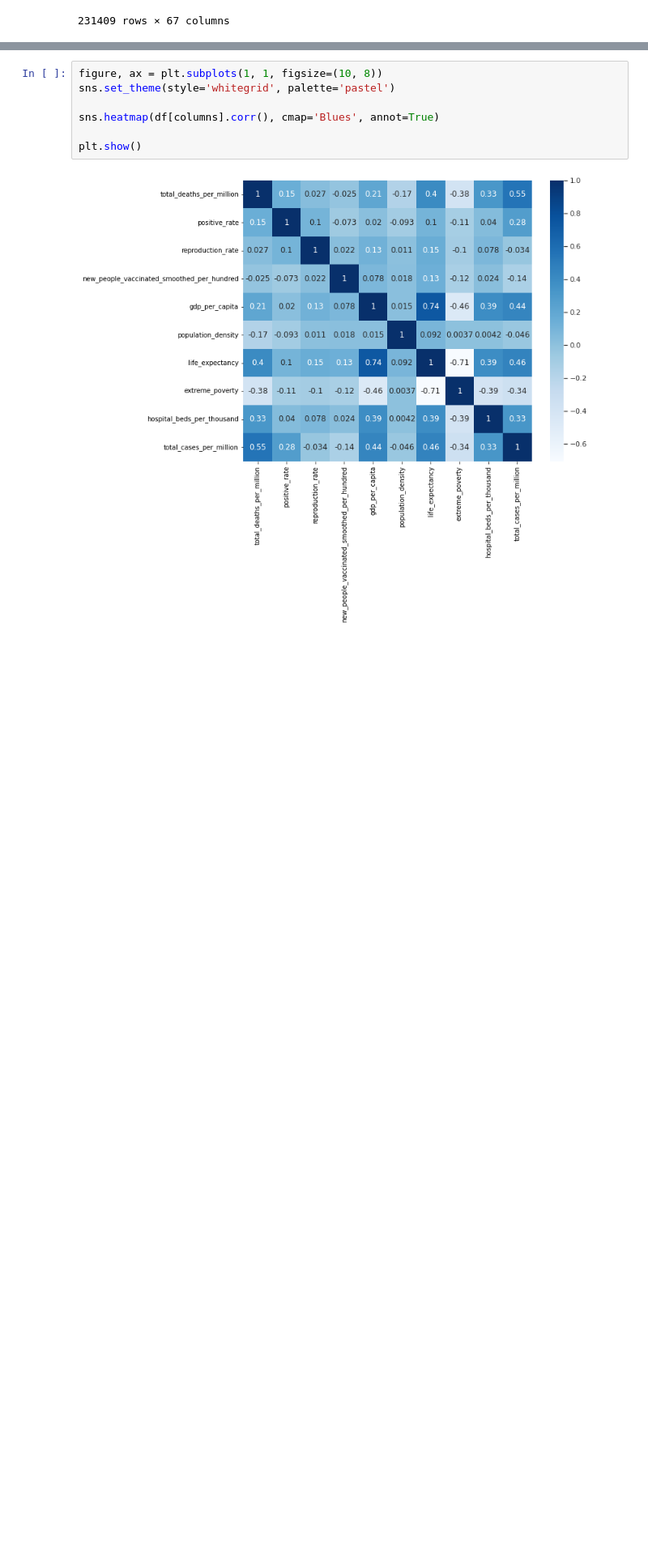
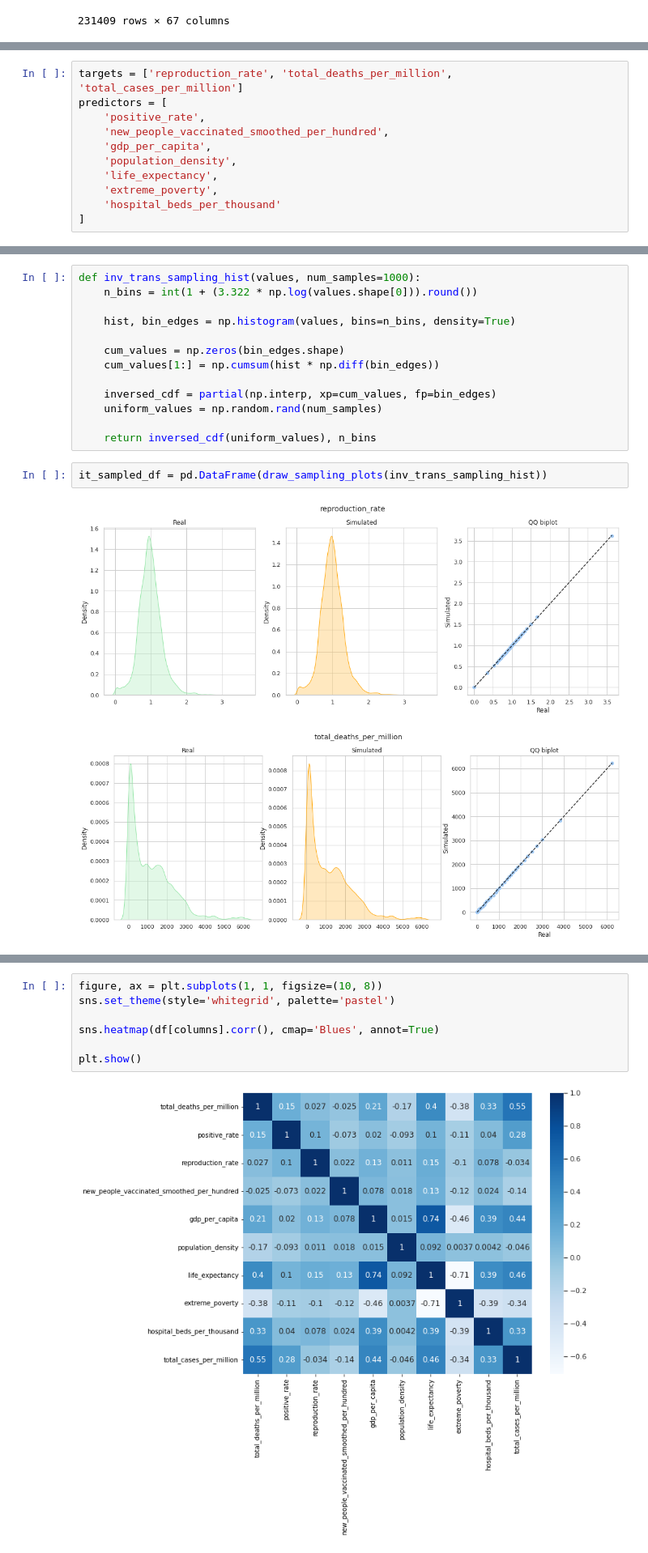
Before and after one commit to D3lph1/methods-and-models-for-multivariate-data-analysis, a Jupyter notebook: Lab 3/lab_3_notebook.ipynb, the cells around one changed output, grey strips where cells are left out. Shown at 81% size. Cells and saved outputs as stored; diff of their text form; blank space fills up the shorter version.

```diff
--- a/Lab 3/lab_3_notebook.ipynb
+++ b/Lab 3/lab_3_notebook.ipynb
@@ -76,3 +78,14 @@ df.head()
 | 2 | 441.893 | 0.1825 | 1.07 | 0.002 | 11803.431 | ... |
 | 3 | 443.652 | 0.1807 | 1.07 | 0.002 | 11803.431 | ... |
 | 4 | 445.059 | 0.1825 | 1.07 | 0.002 | 11803.431 | ... |
+# %%
+targets = ['reproduction_rate', 'total_deaths_per_million', 'total_cases_per_million']
+predictors = [
+    'positive_rate',
+    'new_people_vaccinated_smoothed_per_hundred',
+    'gdp_per_capita',
+    'population_density',
+    'life_expectancy',
+    'extreme_poverty',
+    'hospital_beds_per_thousand'
+]
@@ -78,0 +133,18 @@ df.head()
+# %%
+def inv_trans_sampling_hist(values, num_samples=1000):
+    n_bins = int(1 + (3.322 * np.log(values.shape[0])).round())
+
+    hist, bin_edges = np.histogram(values, bins=n_bins, density=True)
+
+    cum_values = np.zeros(bin_edges.shape)
+    cum_values[1:] = np.cumsum(hist * np.diff(bin_edges))
+
+    inversed_cdf = partial(np.interp, xp=cum_values, fp=bin_edges)
+    uniform_values = np.random.rand(num_samples)
+
+    return inversed_cdf(uniform_values), n_bins
+# %%
+it_sampled_df = pd.DataFrame(draw_sampling_plots(inv_trans_sampling_hist))
+# %% [output]
+[figure, added]
+[figure, added]
```
Also changed, not shown: parts of 7 cells of this notebook.
